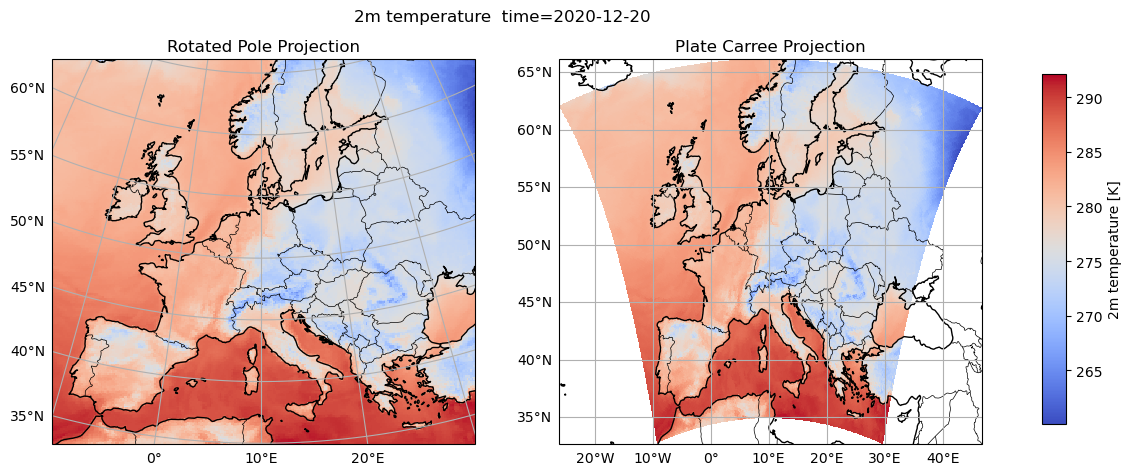
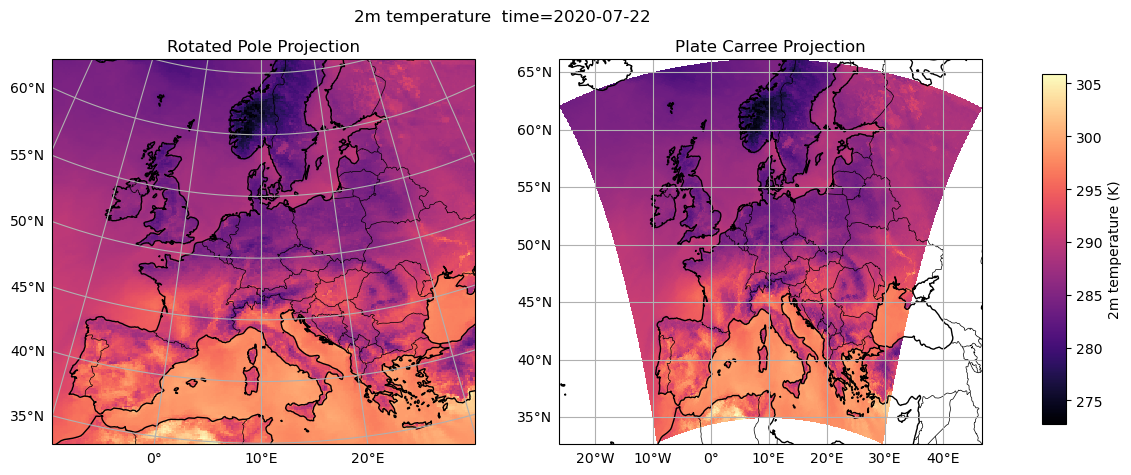
The notebook cell's code change between the first figure and the second:
--- before
+++ after
@@ -13,6 +13,10 @@
 
 # Plot data
-pcm1 = ax1.pcolormesh(rlon, rlat, t2m, transform=rotated_crs, cmap="coolwarm", shading="auto")
-pcm2 = ax2.pcolormesh(rlon, rlat, t2m, transform=rotated_crs, cmap="coolwarm", shading="auto")
+pcm1 = ax1.pcolormesh(
+    rlon, rlat, t2m, transform=rotated_crs, cmap="magma", shading="auto", rasterized=True
+)
+pcm2 = ax2.pcolormesh(
+    rlon, rlat, t2m, transform=rotated_crs, cmap="magma", shading="auto", rasterized=True
+)
 
 # Features
@@ -32,5 +36,5 @@
 cbar_ax = fig.add_axes([0.95, 0.15, 0.02, 0.7])  # [left, bottom, width, height]
 cbar = fig.colorbar(pcm1, cax=cbar_ax)
-cbar.set_label("2m temperature [K]")
+cbar.set_label("2m temperature (K)")
 
 ax1.set_title("Rotated Pole Projection")

Commit: Add ICON evaluation scripts with optimizations and leadtime filtering (#54)